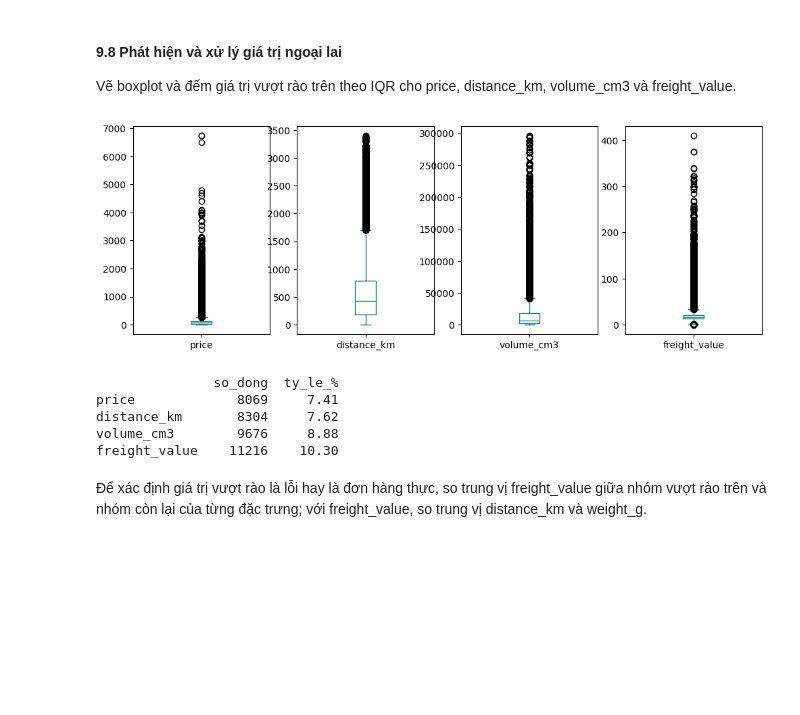
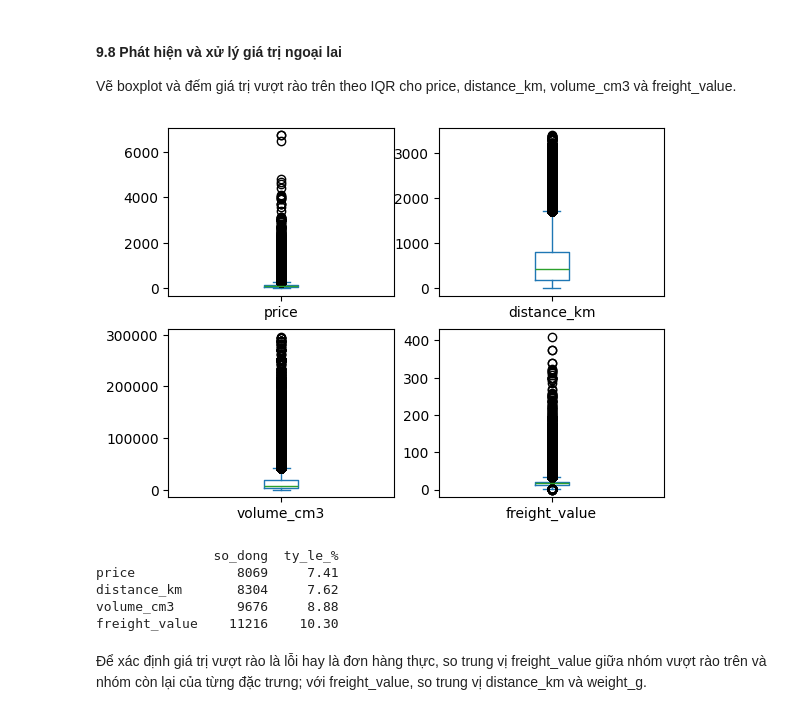
Before and after one commit to QuachThanh2206/ADY201m-Group8-AI2107, a Jupyter notebook: notebooks/3.Clean data.ipynb, the cells around one changed output. Drawn from its saved outputs; the diff is of its cells as text; code cells hidden in the pictures; blank space fills up the shorter version.

```diff
--- a/notebooks/3.Clean data.ipynb
+++ b/notebooks/3.Clean data.ipynb
@@ -314,7 +312,7 @@ Thêm 2 dòng bản dịch vào bản sao cat_map_new và đếm lại danh mụ
 # %%
 cat_map_new = cat_map.copy()
 cat_map_new.loc[len(cat_map_new)] = ['pc_gamer', 'pc_gamer']
-cat_map_new.loc[len(cat_map_new)] = ['portateis_cozinha_e_preparadores_de_alimentos', 'small_appliances_kitchen_and_food_preparers']
+cat_map_new.loc[len(cat_map_new)] = ['portateis_cozinha_e_preparadores_de_alimentos', 'portable_kitchen_appliances_and_food_processors']
 
 print('so dong cat_map   :', len(cat_map), '->', len(cat_map_new))
 print('danh muc con thieu:', (~cats.isin(cat_map_new['product_category_name'])).sum())
@@ -729,5 +703,5 @@ True           675.2   505.6
 Loại các dòng freight_value = 0 bằng step() và so trung bình, trung vị của freight_value trước và sau khi loại.
 # %%
 truoc = df['freight_value']
-df = step(df, df['freight_value'] > 0, '7.3', 'loai freight_value = 0', 'Quyết định', 'Có')
+df = step(df, df['freight_value'] > 0, '7.2', 'loai freight_value = 0', 'Quyết định', 'Có')
 # %% [output]
@@ -963,14 +931,14 @@ dtype: object
 Vẽ boxplot và đếm giá trị vượt rào trên theo IQR cho price, distance_km, volume_cm3 và freight_value.
 # %%
 cot = ['price', 'distance_km', 'volume_cm3', 'freight_value']
-df[cot].plot(kind='box', subplots=True, layout=(1, 4), figsize=(12, 4))
+df[cot].plot(kind='box', subplots=True, layout=(2, 2))
 plt.show()
 
 q1, q3 = df[cot].quantile(0.25), df[cot].quantile(0.75)
 vuot = df[cot] > q3 + 1.5 * (q3 - q1)
 print(pd.DataFrame({'so_dong': vuot.sum(), 'ty_le_%': vuot.mean() * 100}).round(2))
 # %% [output]
-[figure, old version]
+[figure, new version]
                so_dong  ty_le_%
 price             8069     7.41
 distance_km       8304     7.62
```
Also changed, not shown: parts of 16 cells of this notebook.
